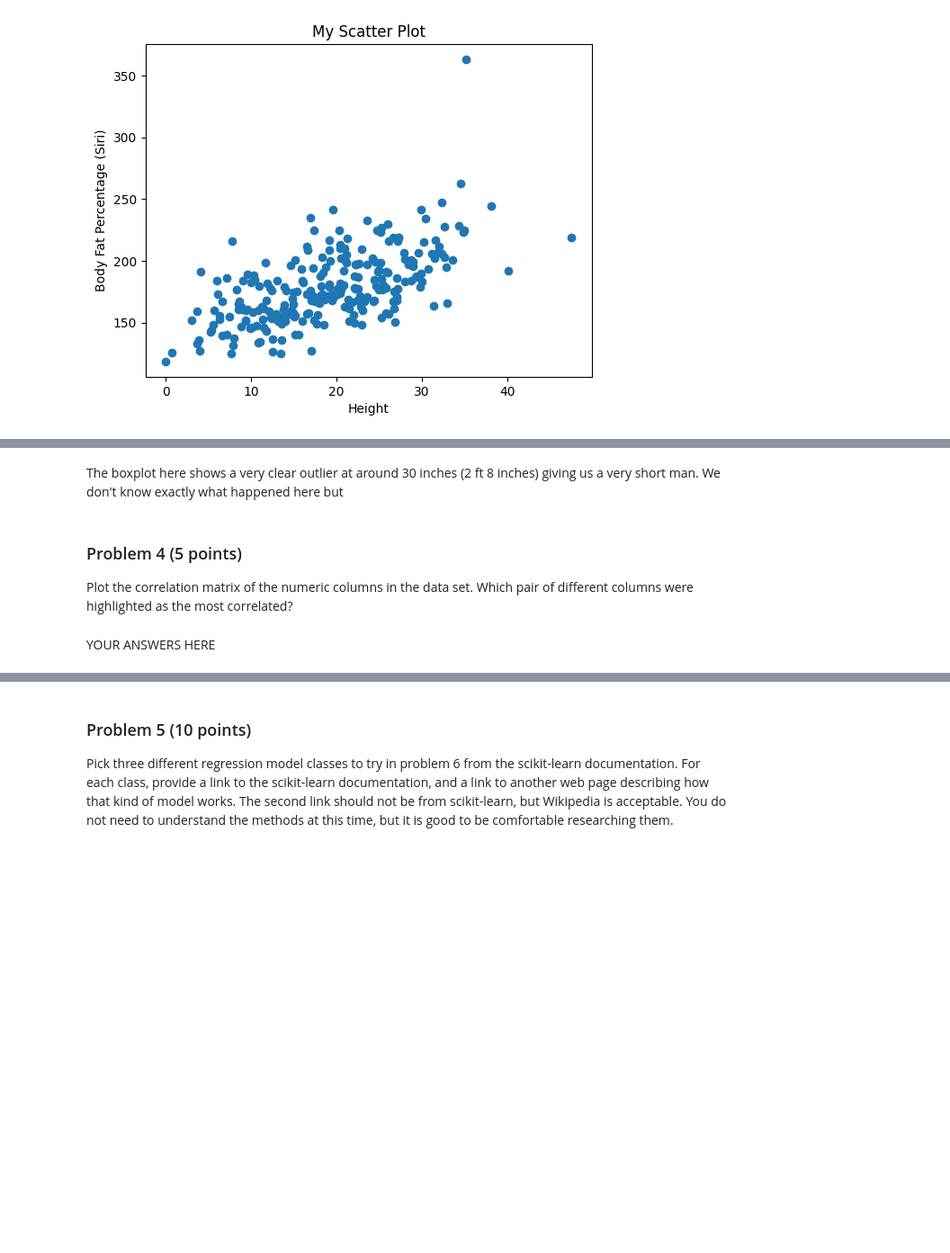
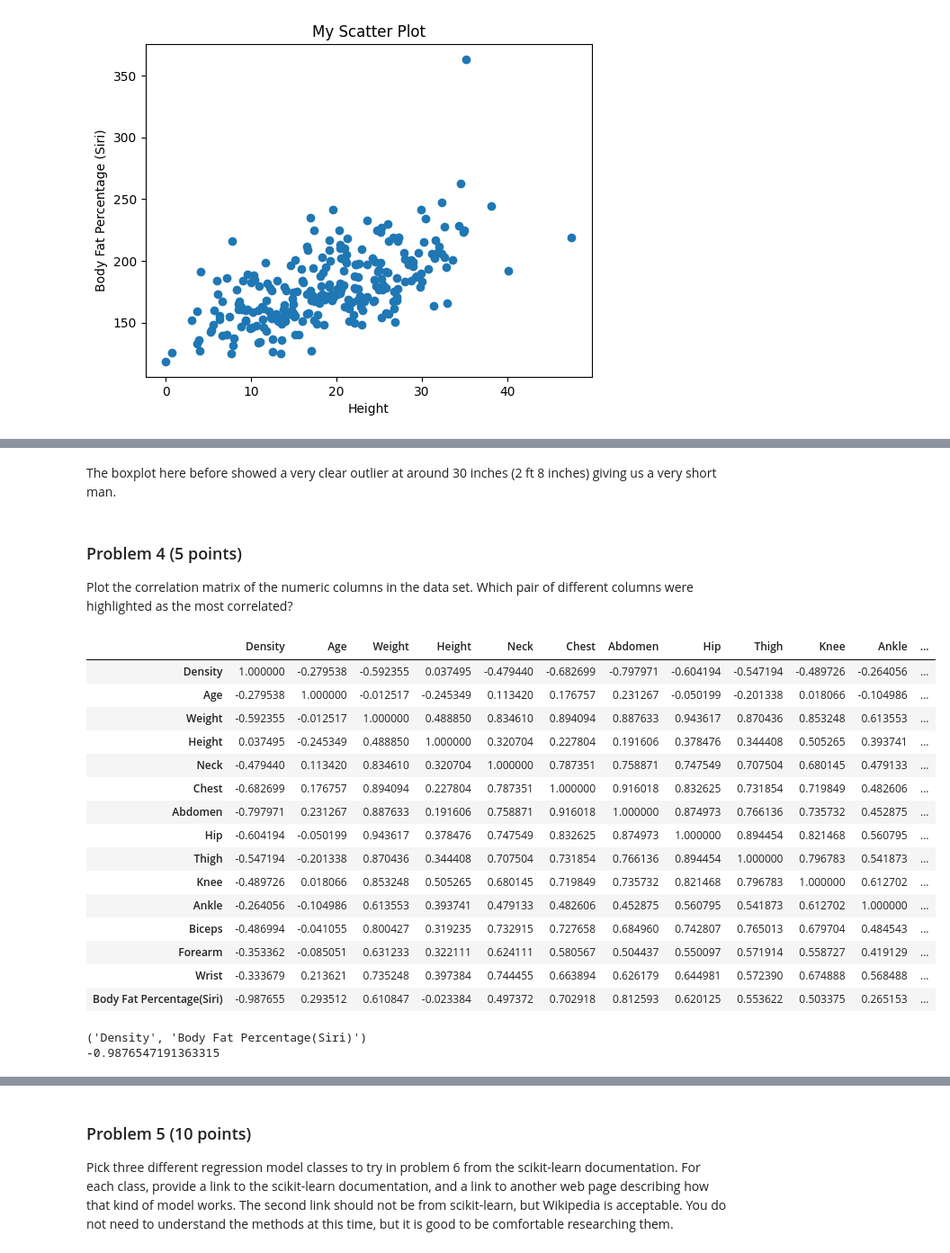
Before and after one commit to rajviu/dx602-final-project, a Jupyter notebook: project.ipynb, the cells around one changed output, grey strips where cells are left out. Shown: that part at 90% size. Saved outputs shown, nothing was run; the diff lists cells and outputs as text; code cells hidden in the pictures; blank space fills up the shorter version.

```diff
--- a/project.ipynb
+++ b/project.ipynb
@@ -228,5 +233,5 @@ plt.show()
 # %% [markdown]
-The boxplot here shows a very clear outlier at around 30 inches (2 ft 8 inches) giving us a very short man. We don't know exactly what happened here but
+The boxplot here before showed a very clear outlier at around 30 inches (2 ft 8 inches) giving us a very short man.
 # %% [markdown]
 ### Problem 4 (5 points)
 
@@ -234,5 +239,32 @@ Plot the correlation matrix of the numeric columns in the data set.
 Which pair of different columns were highlighted as the most correlated?
 # %%
 # YOUR CODE HERE
+corr_matrix = df.corr()
+corr_matrix
+# %% [output]
+|  | Density | Age | Weight | Height | Neck | Chest | Abdomen | Hip | Thigh | Knee | Ankle | ... |
+| Density | 1.000000 | -0.279538 | -0.592355 | 0.037495 | -0.479440 | -0.682699 | -0.797971 | -0.604194 | -0.547194 | -0.489726 | -0.264056 | ... |
+| Age | -0.279538 | 1.000000 | -0.012517 | -0.245349 | 0.113420 | 0.176757 | 0.231267 | -0.050199 | -0.201338 | 0.018066 | -0.104986 | ... |
+| Weight | -0.592355 | -0.012517 | 1.000000 | 0.488850 | 0.834610 | 0.894094 | 0.887633 | 0.943617 | 0.870436 | 0.853248 | 0.613553 | ... |
+| Height | 0.037495 | -0.245349 | 0.488850 | 1.000000 | 0.320704 | 0.227804 | 0.191606 | 0.378476 | 0.344408 | 0.505265 | 0.393741 | ... |
+| Neck | -0.479440 | 0.113420 | 0.834610 | 0.320704 | 1.000000 | 0.787351 | 0.758871 | 0.747549 | 0.707504 | 0.680145 | 0.479133 | ... |
+| Chest | -0.682699 | 0.176757 | 0.894094 | 0.227804 | 0.787351 | 1.000000 | 0.916018 | 0.832625 | 0.731854 | 0.719849 | 0.482606 | ... |
+| Abdomen | -0.797971 | 0.231267 | 0.887633 | 0.191606 | 0.758871 | 0.916018 | 1.000000 | 0.874973 | 0.766136 | 0.735732 | 0.452875 | ... |
+| Hip | -0.604194 | -0.050199 | 0.943617 | 0.378476 | 0.747549 | 0.832625 | 0.874973 | 1.000000 | 0.894454 | 0.821468 | 0.560795 | ... |
+| Thigh | -0.547194 | -0.201338 | 0.870436 | 0.344408 | 0.707504 | 0.731854 | 0.766136 | 0.894454 | 1.000000 | 0.796783 | 0.541873 | ... |
+| Knee | -0.489726 | 0.018066 | 0.853248 | 0.505265 | 0.680145 | 0.719849 | 0.735732 | 0.821468 | 0.796783 | 1.000000 | 0.612702 | ... |
+| Ankle | -0.264056 | -0.104986 | 0.613553 | 0.393741 | 0.479133 | 0.482606 | 0.452875 | 0.560795 | 0.541873 | 0.612702 | 1.000000 | ... |
+| Biceps | -0.486994 | -0.041055 | 0.800427 | 0.319235 | 0.732915 | 0.727658 | 0.684960 | 0.742807 | 0.765013 | 0.679704 | 0.484543 | ... |
+| Forearm | -0.353362 | -0.085051 | 0.631233 | 0.322111 | 0.624111 | 0.580567 | 0.504437 | 0.550097 | 0.571914 | 0.558727 | 0.419129 | ... |
+| Wrist | -0.333679 | 0.213621 | 0.735248 | 0.397384 | 0.744455 | 0.663894 | 0.626179 | 0.644981 | 0.572390 | 0.674888 | 0.568488 | ... |
+| Body Fat Percentage(Siri) | -0.987655 | 0.293512 | 0.610847 | -0.023384 | 0.497372 | 0.702918 | 0.812593 | 0.620125 | 0.553622 | 0.503375 | 0.265153 | ... |
-# %% [markdown]
-YOUR ANSWERS HERE
+# %%
+high_corr_pairs = corr_matrix.where(np.triu(np.ones(corr_matrix.shape), k=1).astype(bool)).stack()
+most_correlated_pair = high_corr_pairs.abs().sort_values(ascending=False).index[0]
+highest_correlation_value = high_corr_pairs.loc[most_correlated_pair]
+column1, column2 = most_correlated_pair
+print(most_correlated_pair)
+print(highest_correlation_value)
+# %% [output]
+('Density', 'Body Fat Percentage(Siri)')
+-0.9876547191363315
```
Also changed, not shown: parts of 4 cells of this notebook.
